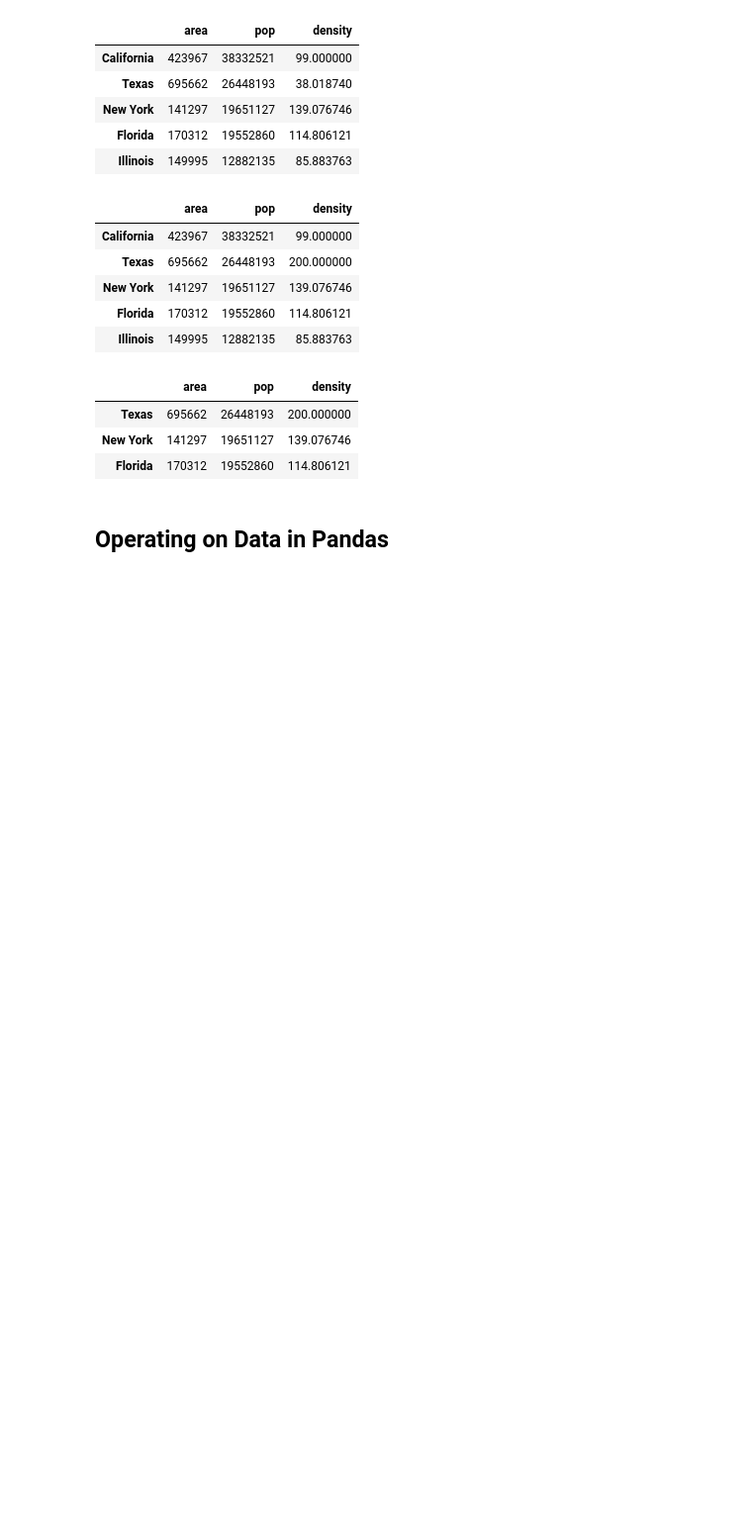
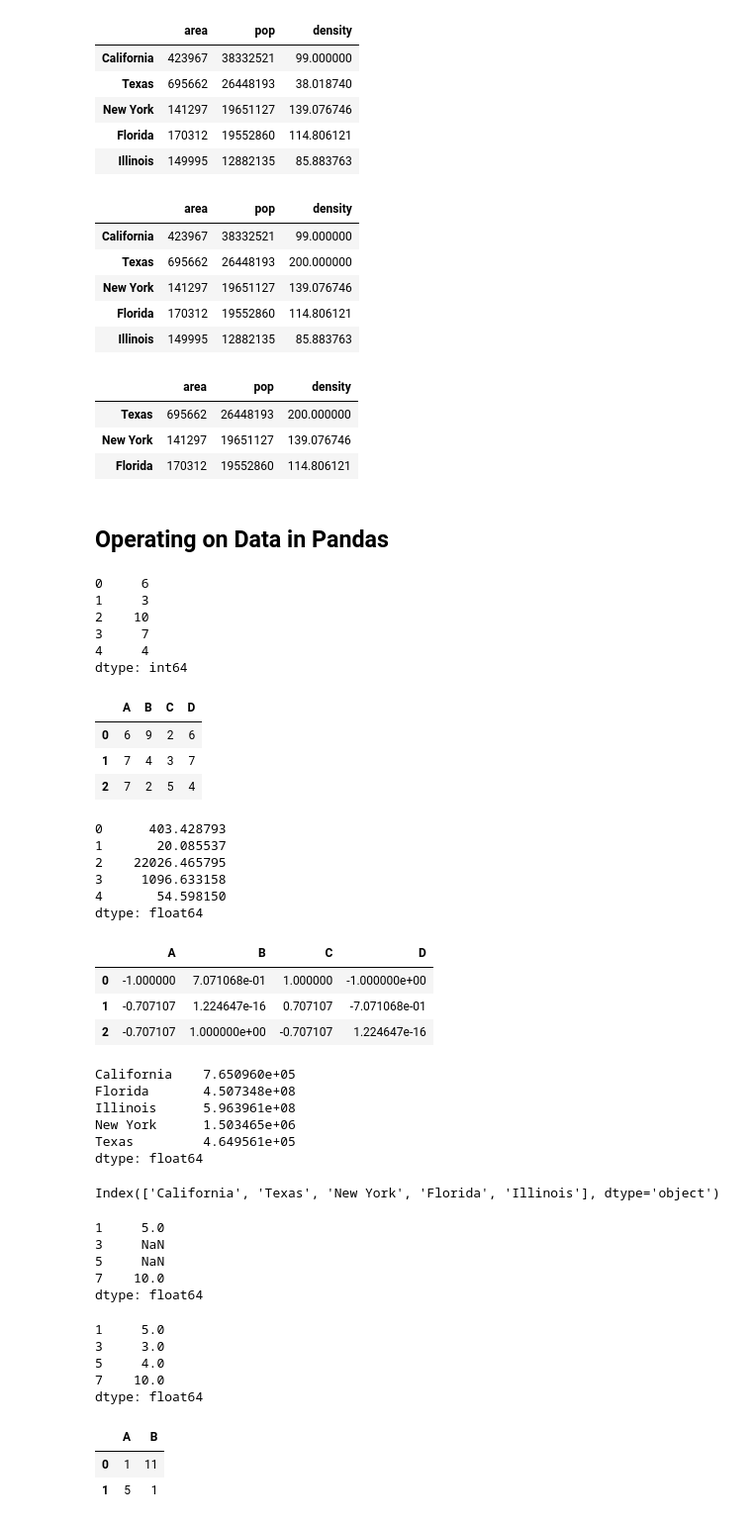
Before and after one commit to KazumaShachou/DataScience, a Jupyter notebook: Just_Pandas/Pandas_dataManipulation_1.ipynb, the cells around one changed output. Shown at 99% size. Saved outputs shown, nothing was run; the diff lists cells and outputs as text; code cells hidden in the pictures; blank space fills up the shorter version.

```diff
--- a/Just_Pandas/Pandas_dataManipulation.ipynb
+++ b/Just_Pandas/Pandas_dataManipulation_1.ipynb
@@ -403,0 +407,80 @@ data[data.density > 100]
+# %%
+rng = np.random.RandomState(42)
+ser = pd.Series(rng.randint(0, 11, 5))
+
+ser
+# %% [output]
+0     6
+1     3
+2    10
+3     7
+4     4
+dtype: int64
+# %%
+df = pd.DataFrame(rng.randint(0, 10,(3, 4)),
+                              columns = ['A','B', 'C', 'D'])
+df
+# %% [output]
+|  | A | B | C | D |
+| 0 | 6 | 9 | 2 | 6 |
+| 1 | 7 | 4 | 3 | 7 |
+| 2 | 7 | 2 | 5 | 4 |
+# %%
+np.exp(ser)   #calculate exponential
+# %% [output]
+0      403.428793
+1       20.085537
+2    22026.465795
+3     1096.633158
+4       54.598150
+dtype: float64
+# %%
+np.sin(df*np.pi/4)
+# %% [output]
+|  | A | B | C | D |
+| 0 | -1.000000 | 7.071068e-01 | 1.000000 | -1.000000e+00 |
+| 1 | -0.707107 | 1.224647e-16 | 0.707107 | -7.071068e-01 |
+| 2 | -0.707107 | 1.000000e+00 | -0.707107 | 1.224647e-16 |
+# %%
+population /area
+# %% [output]
+California    7.650960e+05
+Florida       4.507348e+08
+Illinois      5.963961e+08
+New York      1.503465e+06
+Texas         4.649561e+05
+dtype: float64
+# %%
+area.index
+# %% [output]
+Index(['California', 'Texas', 'New York', 'Florida', 'Illinois'], dtype='object')
+# %%
+A = pd.Series([2, 3, 5],
+              index = [1, 3, 7])
+B= pd.Series([3, 4, 5],
+             index = [1, 5, 7])
+
+A+B
+# %% [output]
+1     5.0
+3     NaN
+5     NaN
+7    10.0
+dtype: float64
+# %%
+#for fill the NAN values with numbers
+A.add(B, fill_value=0)
+# %% [output]
+1     5.0
+3     3.0
+5     4.0
+7    10.0
+dtype: float64
+# %%
+A = pd.DataFrame(rng.randint(0, 20, (2, 2)),
+                 columns = list('AB'))
+A
+# %% [output]
+|  | A | B |
+| 0 | 1 | 11 |
+| 1 | 5 | 1 |
```
Also changed, not shown: parts of 26 cells of this notebook.
